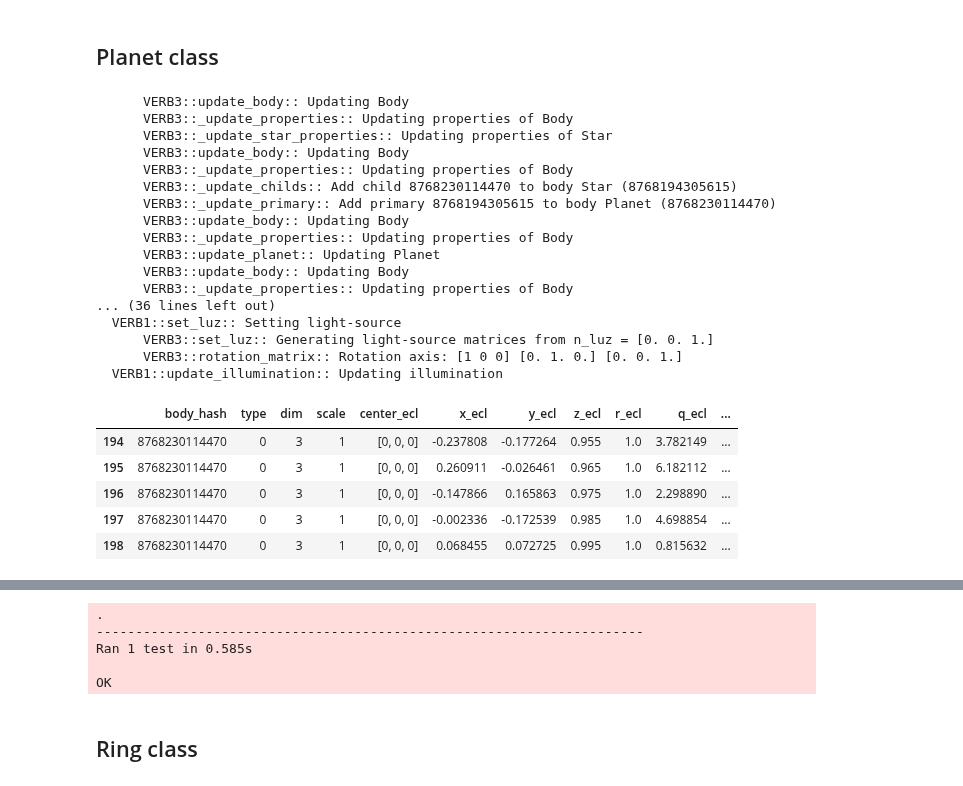
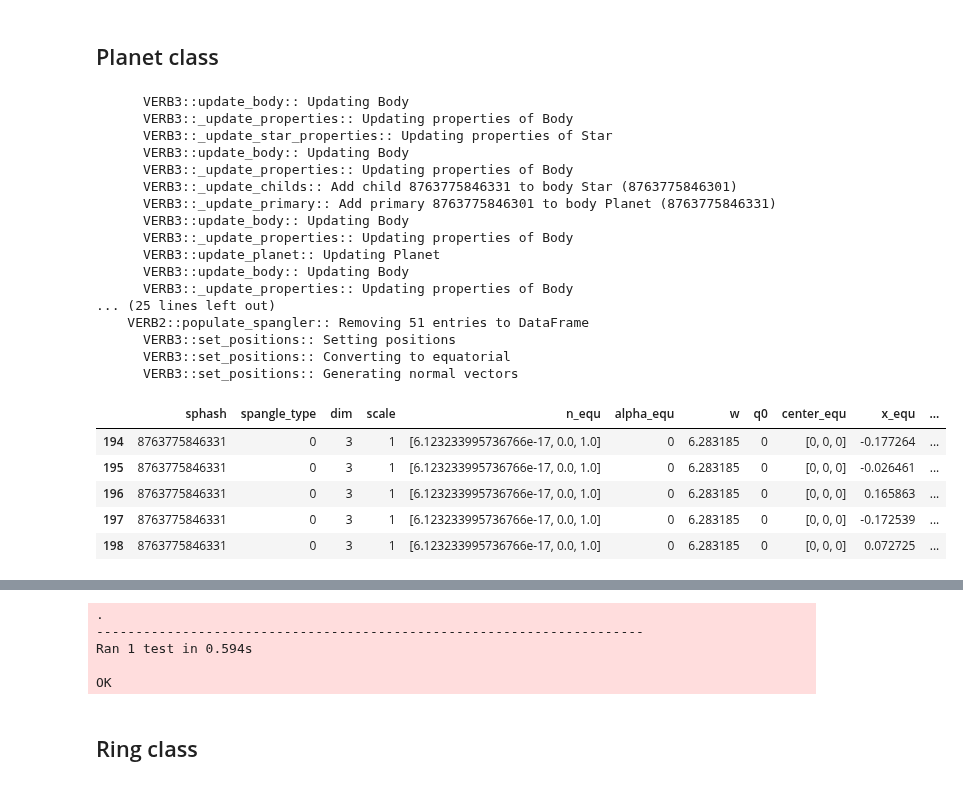
Before and after one commit to seap-udea/pryngles, a Jupyter notebook: dev/pryngles-body.ipynb, the cells around one changed output, grey strips where cells are left out. Drawn from its saved outputs; the diff is of its cells as text; code cells hidden in the pictures.

```diff
--- a/dev/pryngles-body.ipynb
+++ b/dev/pryngles-body.ipynb
@@ -308,8 +306,9 @@ if IN_JUPYTER:
         B=Body("Body",BODY_DEFAULTS,None,hash='B',m=2,c=2)
         B.spangle_body()
 
-        print_df(B.sp.data.tail())
-        B.sp.plot3d()
+        print_df(B.sg.data.tail())
+        B.sg.update_simple_state()
+        B.sg.plot3d()
 
         Verbose.VERBOSITY=VERB_NONE
 
@@ -458,8 +472,10 @@ if IN_JUPYTER:
 
         S=Star(nspangles=270,i=45*Consts.deg)
         S.spangle_body()
-        print_df(S.sp.data.tail())
-        S.sp.plot3d()
+        print_df(S.sg.data.tail())
+
+        S.sg.update_simple_state()
+        S.sg.plot3d()
 
         Verbose.VERBOSITY=VERB_NONE
 
@@ -506,11 +522,15 @@ These are the default attributes for bodies of the kind 'Planet'.
 PLANET_DEFAULTS=deepcopy(BODY_DEFAULTS)
 PLANET_DEFAULTS.update(odict(
 
-    #Orbit
+    #Orbit: update
+    #Same as Body
+    a=1,
+    e=0,
 
-    #Physics
+    #Physics: update
+    #Same as Body
 
-    #Optical
+    #Optical: update
     spangle_type=SOLID_SPANGLE,
     geometry="sphere",
 
@@ -565,7 +585,19 @@ class Planet(Body):
         self.update_planet(**props)
 
     def _update_planet_properties(self):
+        """Update specific properties of the star
+
+        Properties to update:
+
+            norm_limb_darkening: float:
+                Limb darkening function normalization.
+                Requires: limb_coefs.
+
+        """
         verbose(VERB_VERIFY,"Updating Planet properties")
+
+        #Semilatus rectum
+        self.p=self.a*(1-self.e**2)
 
     def update_planet(self,**pars):
         verbose(VERB_VERIFY,"Updating Planet")
@@ -583,58 +615,62 @@ if IN_JUPYTER:
         self.assertRaises(ValueError,lambda:Planet())
 
         P=Planet(primary=S)
-        print(P.hash)
+        print(P.bhash)
 
         #Check derived properties
         self.assertEqual(np.isclose([P.wrot],
                                     [2*np.pi/BODY_DEFAULTS["prot"]],
                                     rtol=1e-7),
                          [True]*1)
 
-        P.update_planet(a=5,rho=0.2)
+        #Check a non-existing property
+        P.update_planet(a=5,e=0.5,rho=0.2)
+        print(P)
 
         #Check exception: primary could not be different from None or Body
         self.assertRaises(AssertionError,lambda:Planet(primary="Nada"))
 
         P.update_body(nspangles=250)
         P.spangle_body()
-        print_df(P.sp.data.tail())
-        P.sp.plot3d()
+        print_df(P.sg.data.tail())
+
+        P.sg.update_simple_state()
+        P.sg.plot3d()
 
         Verbose.VERBOSITY=VERB_NONE
 
     class Test(unittest.TestCase):pass
     Test.test_planet=test_planet
     unittest.main(argv=['first-arg-is-ignored'],exit=False)
 # %% [output]
       VERB3::update_body:: Updating Body
       VERB3::_update_properties:: Updating properties of Body
       VERB3::_update_star_properties:: Updating properties of Star
       VERB3::update_body:: Updating Body
       VERB3::_update_properties:: Updating properties of Body
-      VERB3::_update_childs:: Add child 8768230114470 to body Star (8768194305615)
-      VERB3::_update_primary:: Add primary 8768194305615 to body Planet (8768230114470)
+      VERB3::_update_childs:: Add child 8763775846331 to body Star (8763775846301)
+      VERB3::_update_primary:: Add primary 8763775846301 to body Planet (8763775846331)
       VERB3::update_body:: Updating Body
       VERB3::_update_properties:: Updating properties of Body
       VERB3::update_planet:: Updating Planet
       VERB3::update_body:: Updating Body
       VERB3::_update_properties:: Updating properties of Body
-... (36 lines left out)
-  VERB1::set_luz:: Setting light-source
-      VERB3::set_luz:: Generating light-source matrices from n_luz = [0. 0. 1.]
-      VERB3::rotation_matrix:: Rotation axis: [1 0 0] [0. 1. 0.] [0. 0. 1.]
-  VERB1::update_illumination:: Updating illumination
+... (25 lines left out)
+    VERB2::populate_spangler:: Removing 51 entries to DataFrame
+      VERB3::set_positions:: Setting positions
+      VERB3::set_positions:: Converting to equatorial
+      VERB3::set_positions:: Generating normal vectors
-|  | body_hash | type | dim | scale | center_ecl | x_ecl | y_ecl | z_ecl | r_ecl | q_ecl | ... |
-| 194 | 8768230114470 | 0 | 3 | 1 | [0, 0, 0] | -0.237808 | -0.177264 | 0.955 | 1.0 | 3.782149 | ... |
-| 195 | 8768230114470 | 0 | 3 | 1 | [0, 0, 0] | 0.260911 | -0.026461 | 0.965 | 1.0 | 6.182112 | ... |
-| 196 | 8768230114470 | 0 | 3 | 1 | [0, 0, 0] | -0.147866 | 0.165863 | 0.975 | 1.0 | 2.298890 | ... |
-| 197 | 8768230114470 | 0 | 3 | 1 | [0, 0, 0] | -0.002336 | -0.172539 | 0.985 | 1.0 | 4.698854 | ... |
-| 198 | 8768230114470 | 0 | 3 | 1 | [0, 0, 0] | 0.068455 | 0.072725 | 0.995 | 1.0 | 0.815632 | ... |
+|  | sphash | spangle_type | dim | scale | n_equ | alpha_equ | w | q0 | center_equ | x_equ | ... |
+| 194 | 8763775846331 | 0 | 3 | 1 | [6.123233995736766e-17, 0.0, 1.0] | 0 | 6.283185 | 0 | [0, 0, 0] | -0.177264 | ... |
+| 195 | 8763775846331 | 0 | 3 | 1 | [6.123233995736766e-17, 0.0, 1.0] | 0 | 6.283185 | 0 | [0, 0, 0] | -0.026461 | ... |
+| 196 | 8763775846331 | 0 | 3 | 1 | [6.123233995736766e-17, 0.0, 1.0] | 0 | 6.283185 | 0 | [0, 0, 0] | 0.165863 | ... |
+| 197 | 8763775846331 | 0 | 3 | 1 | [6.123233995736766e-17, 0.0, 1.0] | 0 | 6.283185 | 0 | [0, 0, 0] | -0.172539 | ... |
+| 198 | 8763775846331 | 0 | 3 | 1 | [6.123233995736766e-17, 0.0, 1.0] | 0 | 6.283185 | 0 | [0, 0, 0] | 0.072725 | ... |
 [interactive output not drawn]
 [interactive output not drawn]
 .
 ----------------------------------------------------------------------
-Ran 1 test in 0.585s
+Ran 1 test in 0.594s
 
 OK
 # %% [markdown]
```
Also changed, not shown: parts of 16 cells of this notebook, 13 other files.
